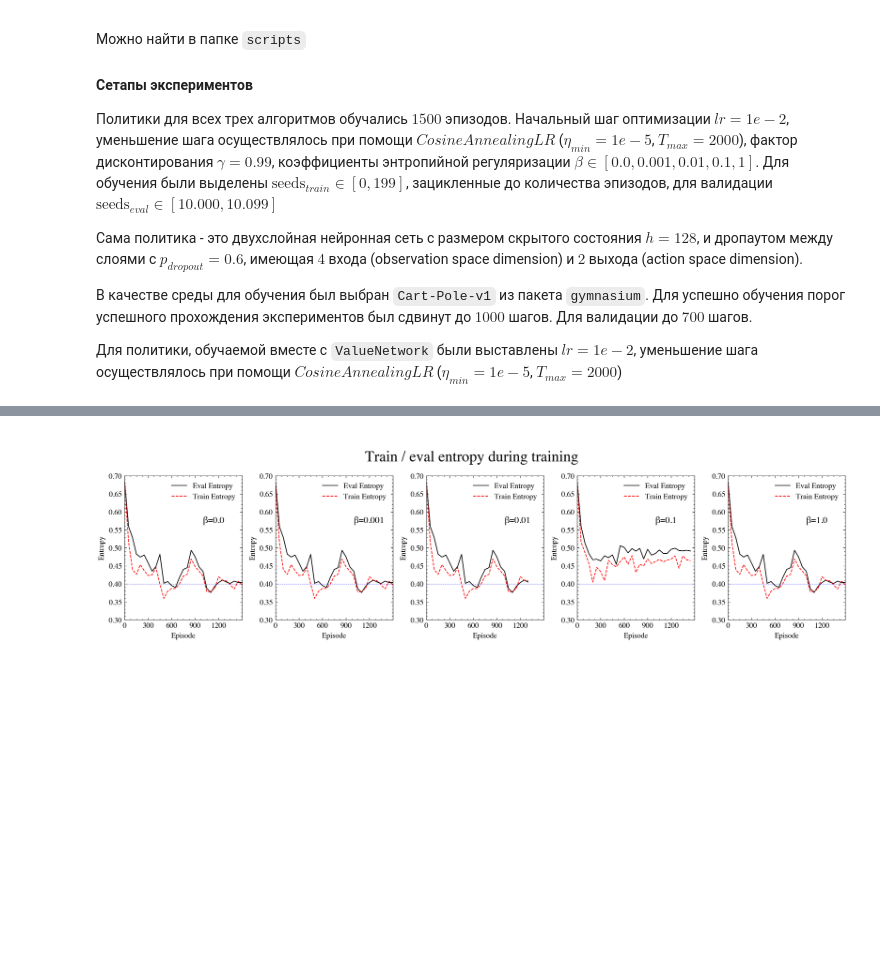
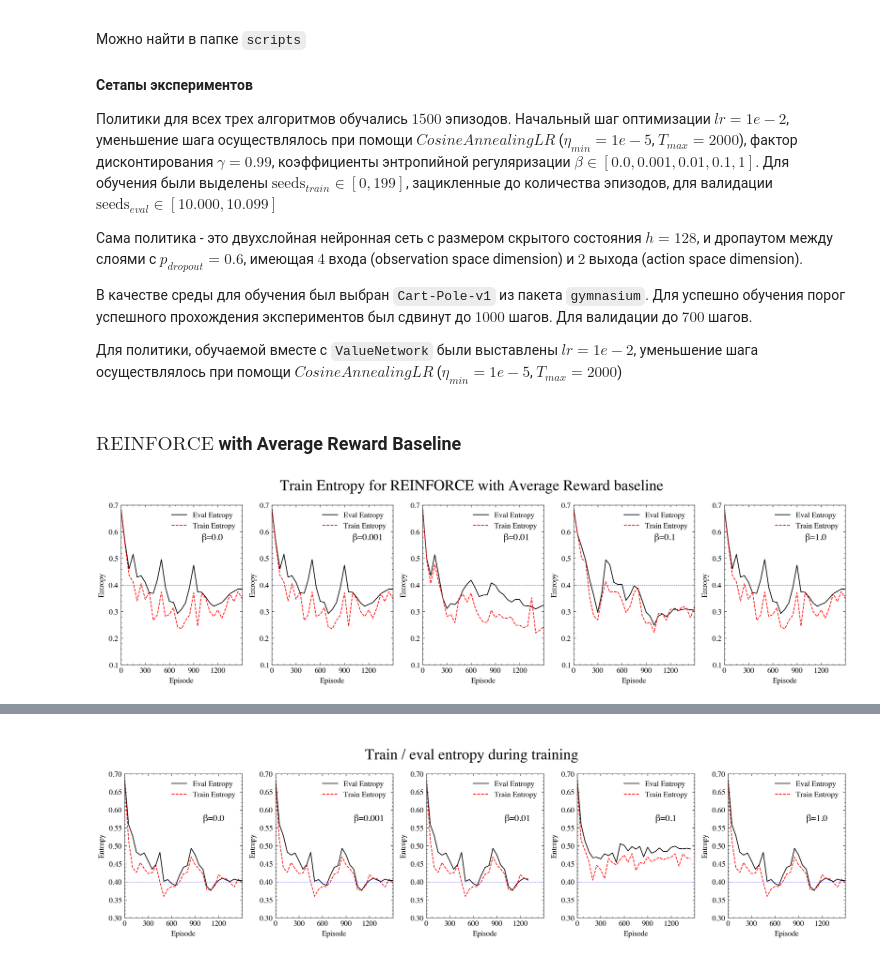
Before and after one commit to selected-topics-ai/CART-POLE-REINFORCE, a Jupyter notebook: notebooks/report.ipynb, the cells around one changed output, grey strips where cells are left out. Cells and saved outputs as stored; diff of their text form; code cells hidden in the pictures; blank space fills up the shorter version.

```diff
--- a/notebooks/report.ipynb
+++ b/notebooks/report.ipynb
@@ -32,3 +50,5 @@ plt.rcParams.update({'figure.dpi': '100'})
 В качестве среды для обучения был выбран `Cart-Pole-v1` из пакета `gymnasium`. Для успешно обучения порог успешного прохождения экспериментов был сдвинут до $1000$ шагов. Для валидации до $700$ шагов.
 
 Для политики, обучаемой вместе с `ValueNetwork` были выставлены $lr=1e-2$, уменьшение шага осуществлялось при помощи $CosineAnnealingLR$ ($\eta_{min}=1e-5$, $T_{max} = 2000$)
+# %% [markdown]
+###  $\text{REINFORCE}$ with Average Reward Baseline
@@ -34,0 +79,35 @@ plt.rcParams.update({'figure.dpi': '100'})
+# %%
+def draw_average_reward_entropy_plots(train_entropy: pd.DataFrame, eval_entropy: pd.DataFrame, title: str):
+
+    fig, axs = plt.subplots(nrows=1, ncols=5, figsize =(14,4))
+    fig.suptitle(title, fontsize = 20)
+    axs = axs.flatten()
+    entropy_columns = ['beta_0', 'beta_0_001', 'beta_0_01', 'beta_0_1', 'beta_1_0']
+    betas = ['0.0', '0.001', '0.01', '0.1', '1.0']
+    for entropy_coef, ax, beta in zip(entropy_columns, axs, betas):
+        eval_steps, eval_values = eval_entropy['Step'], eval_entropy[entropy_coef]
+
+        selected_train_entropy = train_entropy[train_entropy['Step'].isin(eval_steps)]
+        train_steps, train_values = selected_train_entropy['Step'], selected_train_entropy[entropy_coef]
+
+        ax.plot(eval_steps, eval_values, label='Eval Entropy')
+        ax.plot(train_steps, train_values, label='Train Entropy')
+        ax.axhline(y=0.4, color='blue', linestyle='--', linewidth=0.5)
+
+        ax.set_xlabel('Episode', fontsize=10)
+        ax.set_ylabel('Entropy', fontsize=10)
+
+        ax.set_ylim([0.1, 0.7])
+        ax.set_xlim([0.0, 1500])
+        ax.set_xticks([i for i in range(0, 1500, 300)])
+        ax.tick_params(axis='both', which='major', labelsize=8)
+
+        ax.legend(prop={'size': 10})
+        ax.text(1000, 0.57, f'β={beta}', fontsize=12)
+        ax.tick_params(axis='both', which='major', labelsize=10)
+
+    plt.tight_layout()
+    fig.show()
+draw_average_reward_entropy_plots(avrb_train_entropy, avrb_eval_entropy, 'Train Entropy for REINFORCE with Average Reward baseline')
+# %% [output]
+[figure, new version]
```
Also changed, not shown: parts of 34 cells of this notebook, 10 other files.
